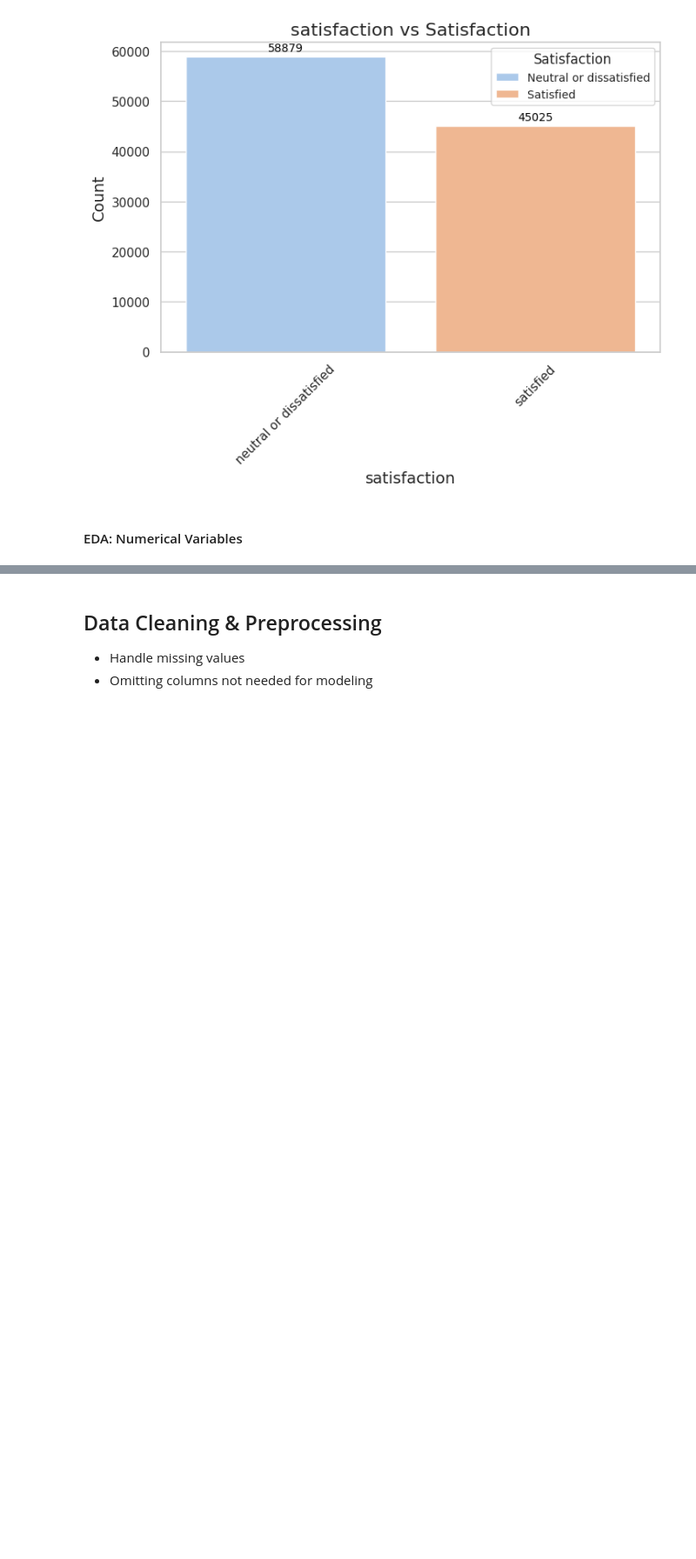
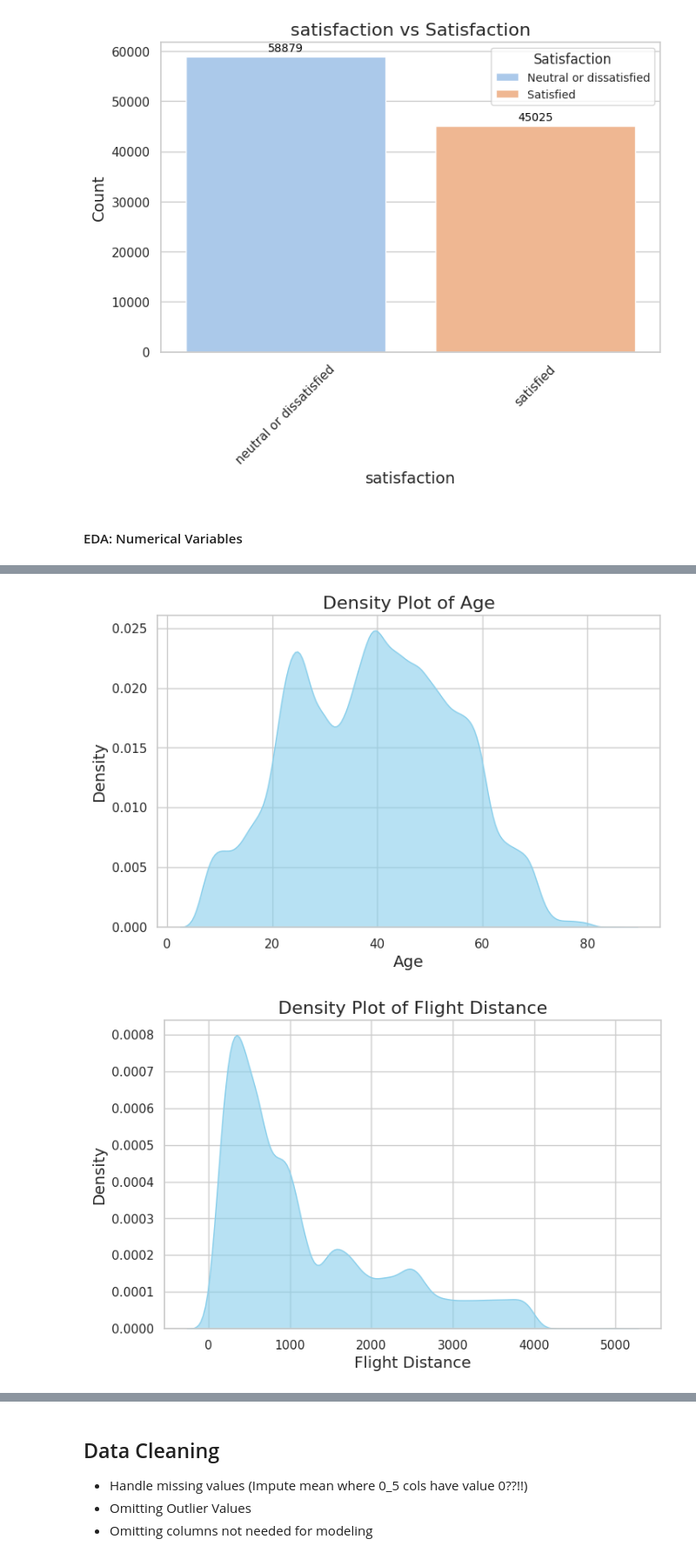
Before and after one commit to hugi-codes/Airline-Passenger-Satisfaction, a Jupyter notebook: notebook.ipynb, the cells around one changed output, grey strips where cells are left out. Shown at 87% size. Drawn from its saved outputs; the diff is of its cells as text; code cells hidden in the pictures; blank space fills up the shorter version.

```diff
--- a/notebook.ipynb
+++ b/notebook.ipynb
@@ -271,0 +414,46 @@ for col in numerical_columns:
+# %%
+import seaborn as sns
+import matplotlib.pyplot as plt
+
+# List of columns to omit
+cols_0_5 = [
+    "id",
+    "Unnamed: 0",
+    "Inflight wifi service",
+    "Departure/Arrival time convenient",
+    "Ease of Online booking",
+    "Gate location",
+    "Food and drink",
+    "Online boarding",
+    "Seat comfort",
+    "Inflight entertainment",
+    "On-board service",
+    "Leg room service",
+    "Baggage handling",
+    "Checkin service",
+    "Inflight service",
+    "Cleanliness"
+]
+
+# Select numerical columns, excluding the ones in cols_0_5
+numerical_columns = [
+    col for col in df.select_dtypes(include=['int64', 'float64']).columns
+    if col not in cols_0_5
+]
+
+# Set plot style
+sns.set(style="whitegrid")
+
+# Create density plots for each numerical feature
+for col in numerical_columns:
+    plt.figure(figsize=(8, 5))
+    sns.kdeplot(data=df, x=col, fill=True, color='skyblue', alpha=0.6)  # Removed 'shade=True'
+
+    # Customize plot
+    plt.title(f'Density Plot of {col}', fontsize=16)
+    plt.xlabel(col, fontsize=14)
+    plt.ylabel('Density', fontsize=14)
+    plt.show()
+# %% [output]
+[figure, added]
+[figure, added]
@@ -272,4 +462,5 @@ for col in numerical_columns:
 # %% [markdown]
-## Data Cleaning & Preprocessing
-* Handle missing values
+## Data Cleaning
+* Handle missing values (Impute mean where 0_5 cols have value 0??!!)
+* Omitting Outlier Values
 * Omitting columns not needed for modeling
```
Also changed, not shown: parts of 8 cells of this notebook.
